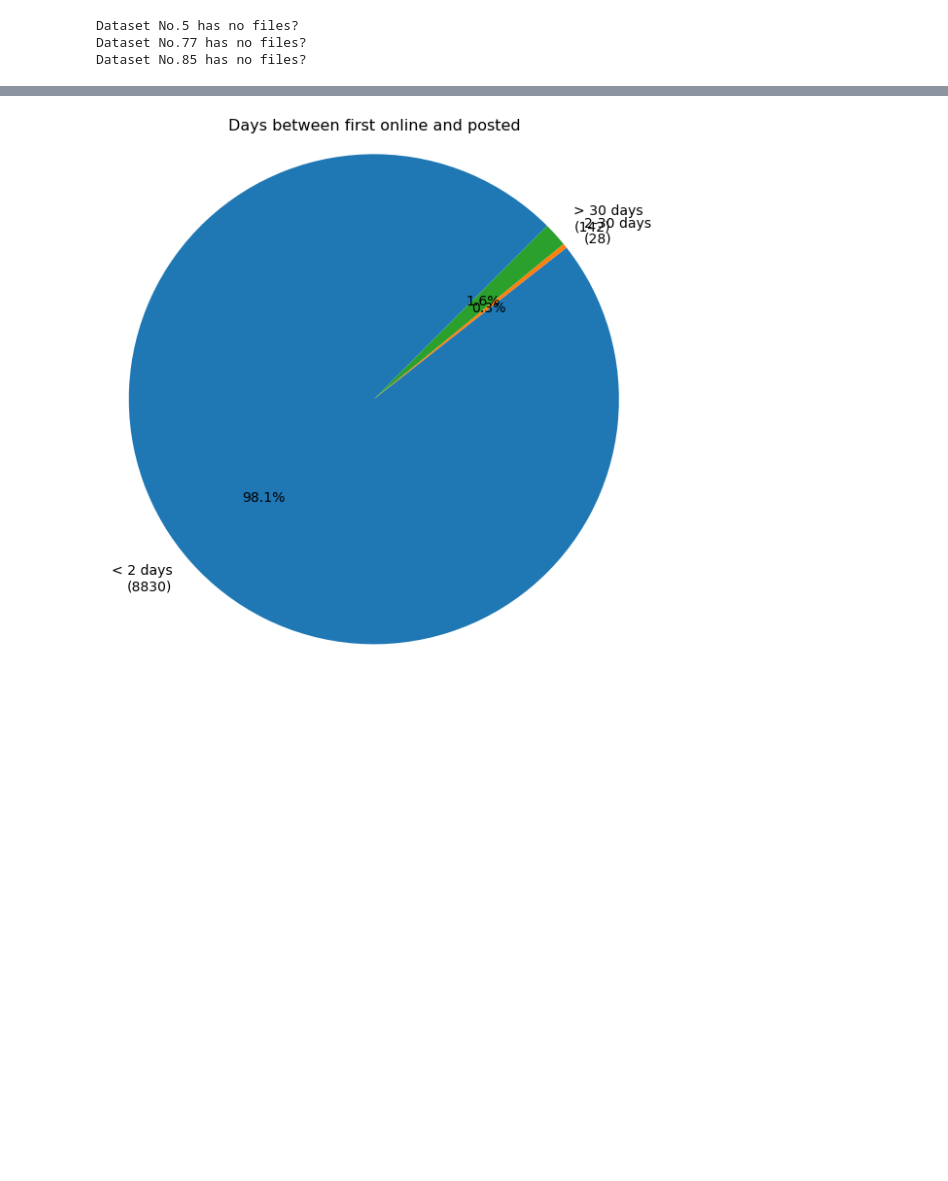
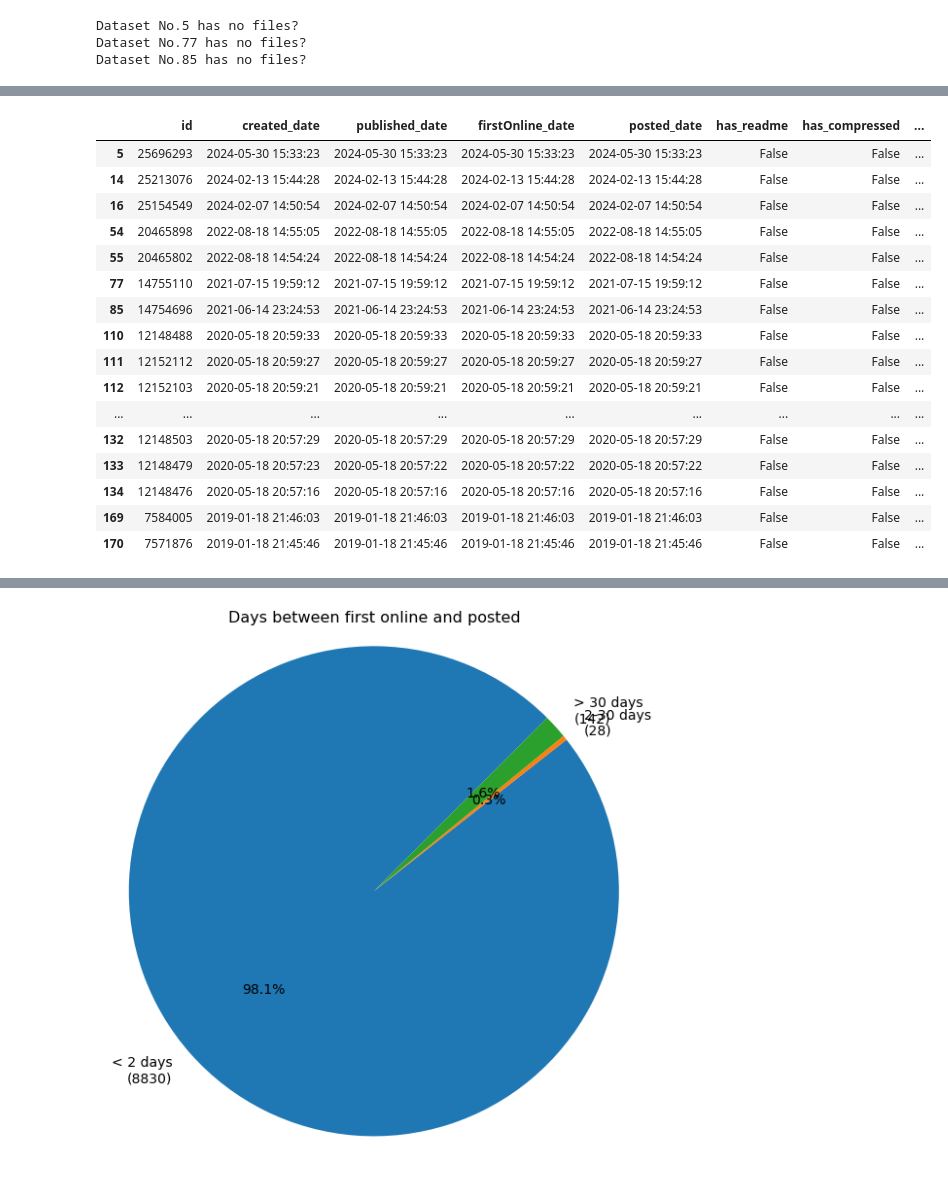
Before and after one commit to spiralizing/CMU_Tools, a Jupyter notebook: Kilthub_API/public_stats_plots.ipynb, the cells around one changed output, grey strips where cells are left out. Drawn from its saved outputs; the diff is of its cells as text; code cells hidden in the pictures; blank space fills up the shorter version.

Commit message:
creating a DataFrame for Datasets

```diff
--- a/Kilthub_API/public_stats_plots.ipynb
+++ b/Kilthub_API/public_stats_plots.ipynb
@@ -176 +201,7 @@ for article in public_articles:
+# %%
+def is_compressed(file):
+    return any([file.endswith('.tar'), file.endswith('.gz'), file.endswith('.zip')])
+
+def has_compressed_file(dataset):
+    return any([is_compressed(file['name']) for file in dataset['files']])
 # %%
@@ -206,18 +237,24 @@ Dataset No.5 has no files?
 Dataset No.77 has no files?
 Dataset No.85 has no files?
 # %%
-have_zip = []
+have_compressed = []
+no_files = []
 for nd in range(0,len(datasets)):
     try:
-        have_zip.append(is_zip(datasets[nd]))
+        have_compressed.append(has_compressed_file(datasets[nd]))
+        no_files.append(len(datasets[nd]['files']))
     except:
-        have_zip.append(False)
+        have_compressed.append(False)
+        no_files.append(0)
         print(f'Dataset No.{nd} has no files?')
 # %% [output]
 Dataset No.5 has no files?
 Dataset No.77 has no files?
 Dataset No.85 has no files?
 # %%
+from datetime import datetime
+
+dataset_id = [article['id'] for article in datasets]
 created_dates = [datetime.strptime(article['created_date'].rstrip('Z'), "%Y-%m-%dT%H:%M:%S") for article in datasets if 'created_date' in article]
 published_dates = [datetime.strptime(article['published_date'].rstrip('Z'), "%Y-%m-%dT%H:%M:%S") for article in datasets if 'published_date' in article]
 firstonline_dates = [datetime.strptime(article['timeline']['firstOnline'].rstrip('Z'), "%Y-%m-%dT%H:%M:%S") for article in datasets if 'timeline' in article]
@@ -224,0 +264,12 @@ posted_dates = [datetime.strptime(article['timeline']['posted'].rstrip('Z'), "%Y
+# %%
+df_datasets = pd.DataFrame(
+    {'id': dataset_id,
+     'created_date': created_dates,
+     'published_date': published_dates,
+     'firstOnline_date': firstonline_dates,
+     'posted_date': posted_dates,
+     'has_readme': have_readme,
+     'has_compressed': have_compressed,
+     'num_files': no_files}
+
+    )
@@ -224,0 +285,20 @@ posted_dates = [datetime.strptime(article['timeline']['posted'].rstrip('Z'), "%Y
+# %%
+df_datasets[(df_datasets['has_readme'] == False) & (df_datasets['has_compressed'] == False)]
+# %% [output]
+|  | id | created_date | published_date | firstOnline_date | posted_date | has_readme | has_compressed | ... |
+| 5 | 25696293 | 2024-05-30 15:33:23 | 2024-05-30 15:33:23 | 2024-05-30 15:33:23 | 2024-05-30 15:33:23 | False | False | ... |
+| 14 | 25213076 | 2024-02-13 15:44:28 | 2024-02-13 15:44:28 | 2024-02-13 15:44:28 | 2024-02-13 15:44:28 | False | False | ... |
+| 16 | 25154549 | 2024-02-07 14:50:54 | 2024-02-07 14:50:54 | 2024-02-07 14:50:54 | 2024-02-07 14:50:54 | False | False | ... |
+| 54 | 20465898 | 2022-08-18 14:55:05 | 2022-08-18 14:55:05 | 2022-08-18 14:55:05 | 2022-08-18 14:55:05 | False | False | ... |
+| 55 | 20465802 | 2022-08-18 14:54:24 | 2022-08-18 14:54:24 | 2022-08-18 14:54:24 | 2022-08-18 14:54:24 | False | False | ... |
+| 77 | 14755110 | 2021-07-15 19:59:12 | 2021-07-15 19:59:12 | 2021-07-15 19:59:12 | 2021-07-15 19:59:12 | False | False | ... |
+| 85 | 14754696 | 2021-06-14 23:24:53 | 2021-06-14 23:24:53 | 2021-06-14 23:24:53 | 2021-06-14 23:24:53 | False | False | ... |
+| 110 | 12148488 | 2020-05-18 20:59:33 | 2020-05-18 20:59:33 | 2020-05-18 20:59:33 | 2020-05-18 20:59:33 | False | False | ... |
+| 111 | 12152112 | 2020-05-18 20:59:27 | 2020-05-18 20:59:27 | 2020-05-18 20:59:27 | 2020-05-18 20:59:27 | False | False | ... |
+| 112 | 12152103 | 2020-05-18 20:59:21 | 2020-05-18 20:59:21 | 2020-05-18 20:59:21 | 2020-05-18 20:59:21 | False | False | ... |
+| ... | ... | ... | ... | ... | ... | ... | ... | ... |
+| 132 | 12148503 | 2020-05-18 20:57:29 | 2020-05-18 20:57:29 | 2020-05-18 20:57:29 | 2020-05-18 20:57:29 | False | False | ... |
+| 133 | 12148479 | 2020-05-18 20:57:23 | 2020-05-18 20:57:22 | 2020-05-18 20:57:22 | 2020-05-18 20:57:22 | False | False | ... |
+| 134 | 12148476 | 2020-05-18 20:57:16 | 2020-05-18 20:57:16 | 2020-05-18 20:57:16 | 2020-05-18 20:57:16 | False | False | ... |
+| 169 | 7584005 | 2019-01-18 21:46:03 | 2019-01-18 21:46:03 | 2019-01-18 21:46:03 | 2019-01-18 21:46:03 | False | False | ... |
+| 170 | 7571876 | 2019-01-18 21:45:46 | 2019-01-18 21:45:46 | 2019-01-18 21:45:46 | 2019-01-18 21:45:46 | False | False | ... |
```
Also changed, not shown: parts of 7 cells of this notebook.
